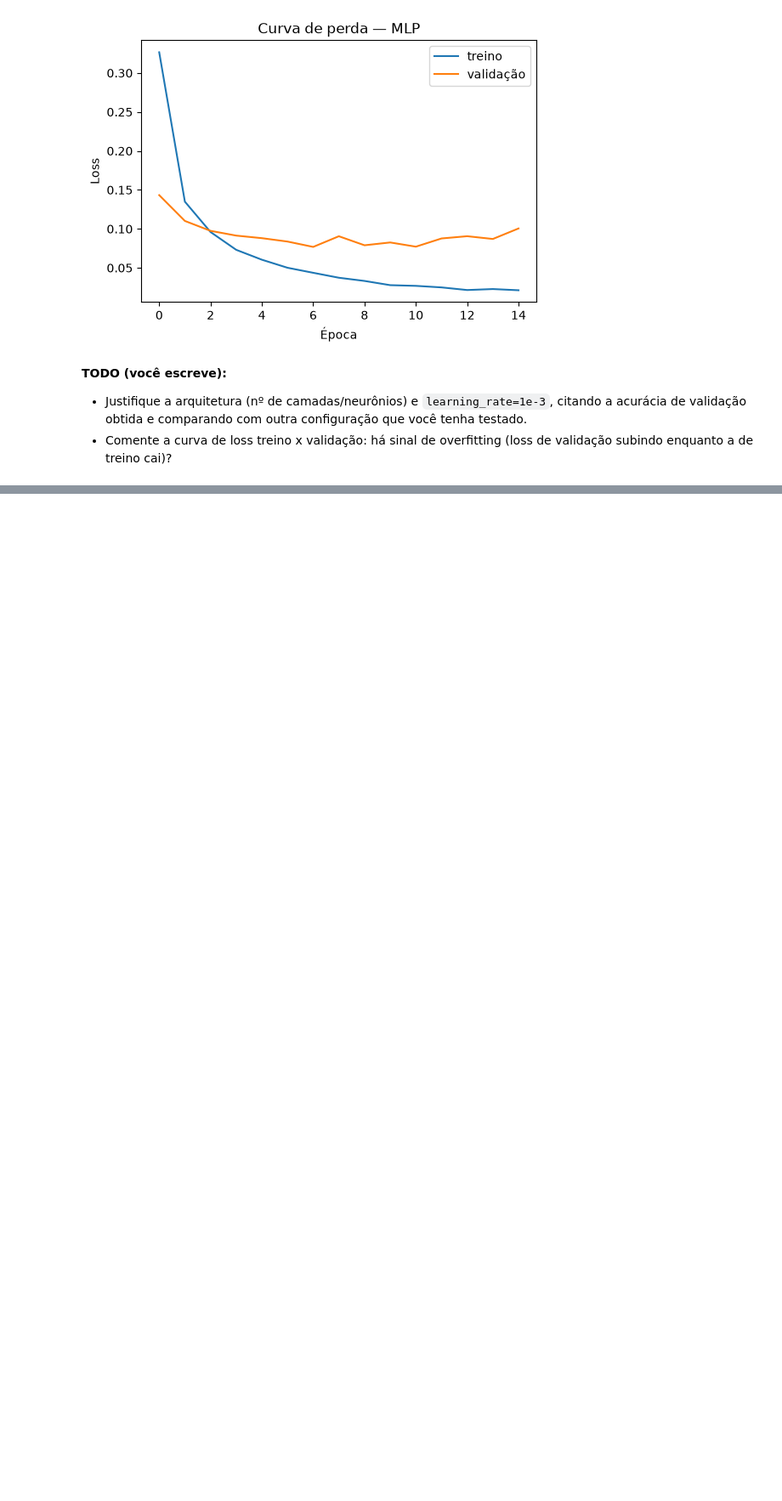
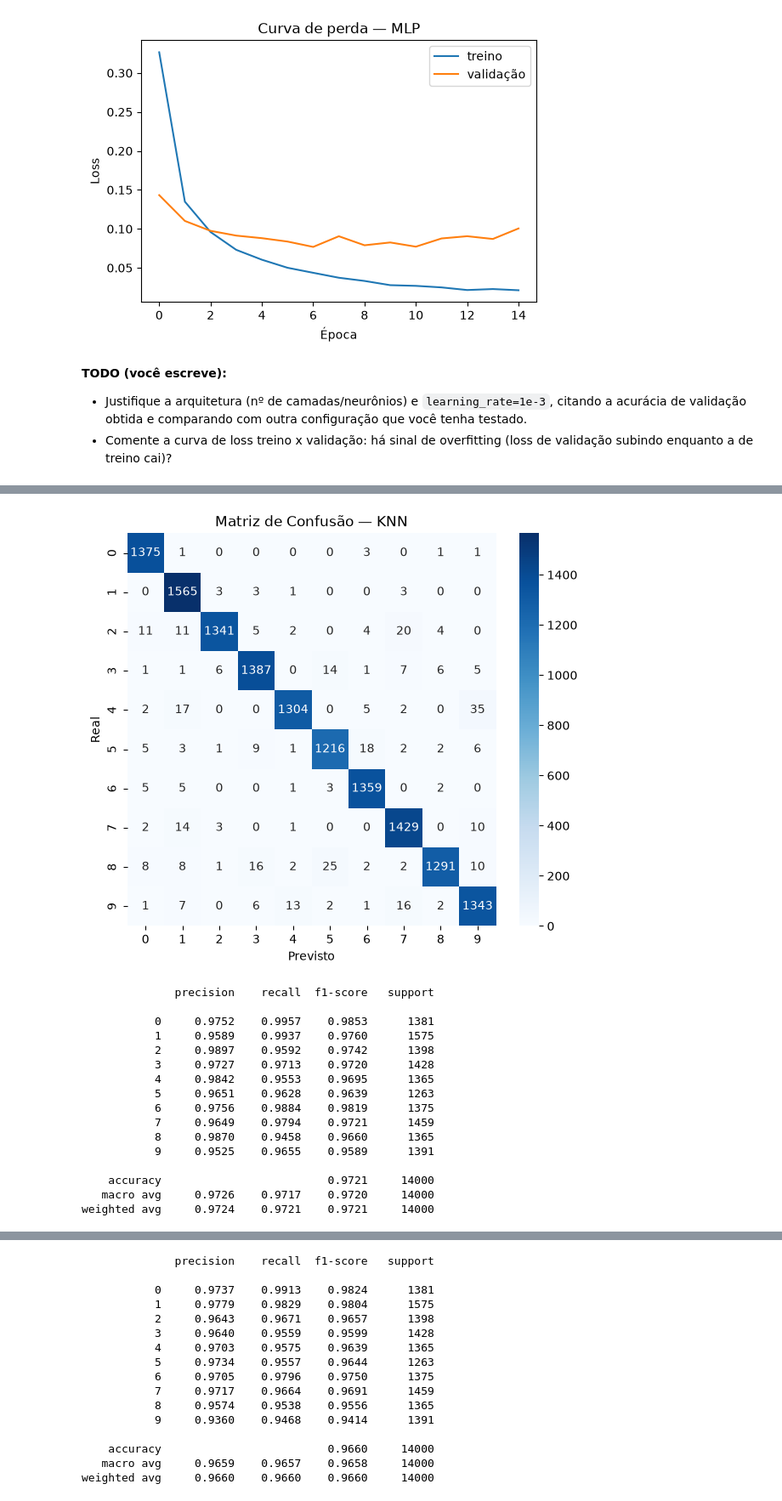
Before and after one commit to HerbCyor/projeto-sctec-modulo-2, a Jupyter notebook: notebook_mnist.ipynb, the cells around one changed output, grey strips where cells are left out. Shown at 85% size. Saved outputs shown, nothing was run; the diff lists cells and outputs as text; code cells hidden in the pictures; blank space fills up the shorter version.

Commit message:
avalia os 3 modelos no conjunto de teste com matriz de confusao e tabela
Co-Authored-By: Claude Sonnet 5 <noreply@anthropic.com>
Claude-Session: https://claude.ai/code/session_01GeU6HcuBq2Bdbvm1gvYFWP

```diff
--- a/notebook_mnist.ipynb
+++ b/notebook_mnist.ipynb
@@ -253,0 +256,39 @@ plt.show()
+# %%
+from sklearn.metrics import (confusion_matrix, classification_report,
+                             accuracy_score, precision_score,
+                             recall_score, f1_score)
+import seaborn as sns
+import pandas as pd
+
+def avaliar(nome, y_pred, y_te, tempo_treino):
+    cm = confusion_matrix(y_te, y_pred)
+    plt.figure(figsize=(7, 6))
+    sns.heatmap(cm, annot=True, fmt='d', cmap='Blues')
+    plt.title(f"Matriz de Confusão — {nome}")
+    plt.xlabel("Previsto"); plt.ylabel("Real")
+    plt.show()
+
+    print(classification_report(y_te, y_pred, digits=4))
+
+    return {
+        'Modelo': nome,
+        'Acurácia': accuracy_score(y_te, y_pred),
+        'Precisão (ponderada)': precision_score(y_te, y_pred, average='weighted'),
+        'Recall (ponderado)':   recall_score(y_te, y_pred, average='weighted'),
+        'F1 (ponderado)':       f1_score(y_te, y_pred, average='weighted'),
+        'Tempo treino (s)':     round(tempo_treino, 1),
+    }
+
+# Previsões no conjunto de TESTE, tocado uma única vez agora
+pred_knn = knn.predict(X_test)
+pred_rf  = rf.predict(X_test_raw)
+pred_mlp = mlp.predict(X_test).argmax(axis=1)
+
+linhas = [
+    avaliar("KNN", pred_knn, y_test, tempo_treino_knn),
+    avaliar("Random Forest", pred_rf, y_test, tempo_treino_rf),
+    avaliar("MLP", pred_mlp, y_test, tempo_treino_mlp),
+]
+tabela = pd.DataFrame(linhas).set_index('Modelo')
+print(tabela)
+# %% [output]
@@ -253,0 +296,17 @@ plt.show()
+[figure, added]
+              precision    recall  f1-score   support
+
+           0     0.9752    0.9957    0.9853      1381
+           1     0.9589    0.9937    0.9760      1575
+           2     0.9897    0.9592    0.9742      1398
+           3     0.9727    0.9713    0.9720      1428
+           4     0.9842    0.9553    0.9695      1365
+           5     0.9651    0.9628    0.9639      1263
+           6     0.9756    0.9884    0.9819      1375
+           7     0.9649    0.9794    0.9721      1459
+           8     0.9870    0.9458    0.9660      1365
+           9     0.9525    0.9655    0.9589      1391
+
+    accuracy                         0.9721     14000
+   macro avg     0.9726    0.9717    0.9720     14000
+weighted avg     0.9724    0.9721    0.9721     14000
@@ -253,0 +314,16 @@ plt.show()
+              precision    recall  f1-score   support
+
+           0     0.9737    0.9913    0.9824      1381
+           1     0.9779    0.9829    0.9804      1575
+           2     0.9643    0.9671    0.9657      1398
+           3     0.9640    0.9559    0.9599      1428
+           4     0.9703    0.9575    0.9639      1365
+           5     0.9734    0.9557    0.9644      1263
+           6     0.9705    0.9796    0.9750      1375
+           7     0.9717    0.9664    0.9691      1459
+           8     0.9574    0.9538    0.9556      1365
+           9     0.9360    0.9468    0.9414      1391
+
+    accuracy                         0.9660     14000
+   macro avg     0.9659    0.9657    0.9658     14000
+weighted avg     0.9660    0.9660    0.9660     14000
```
Also changed, not shown: parts of 4 cells of this notebook.
